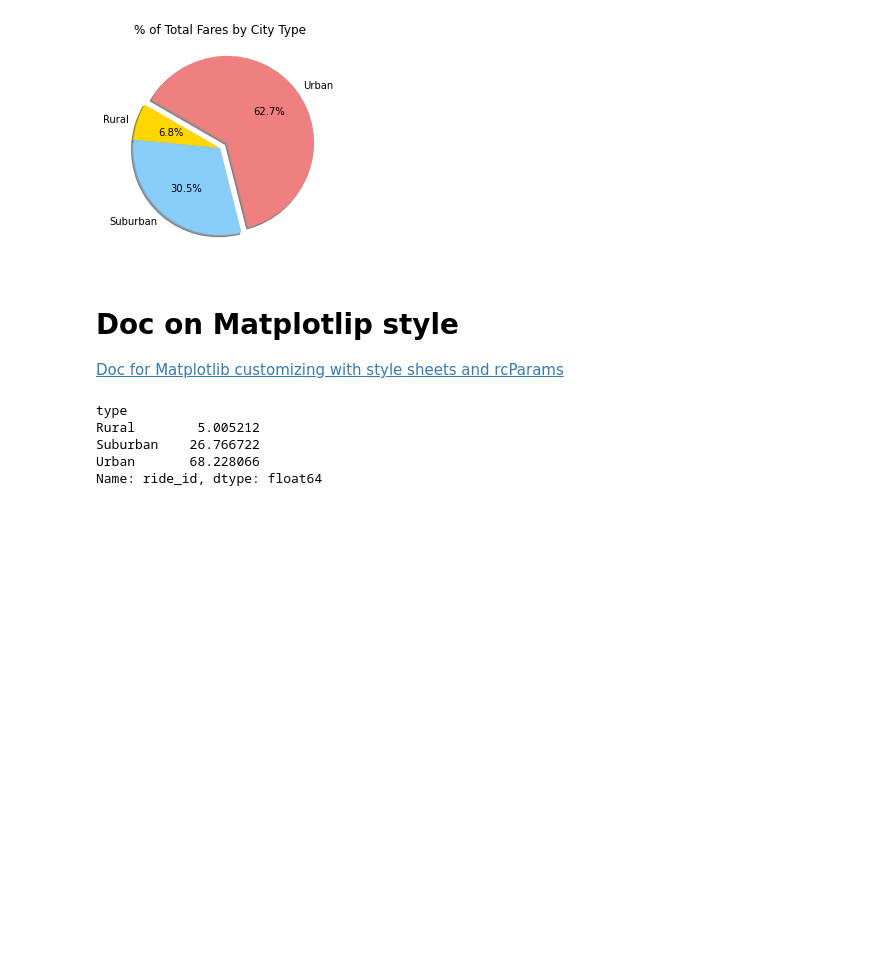
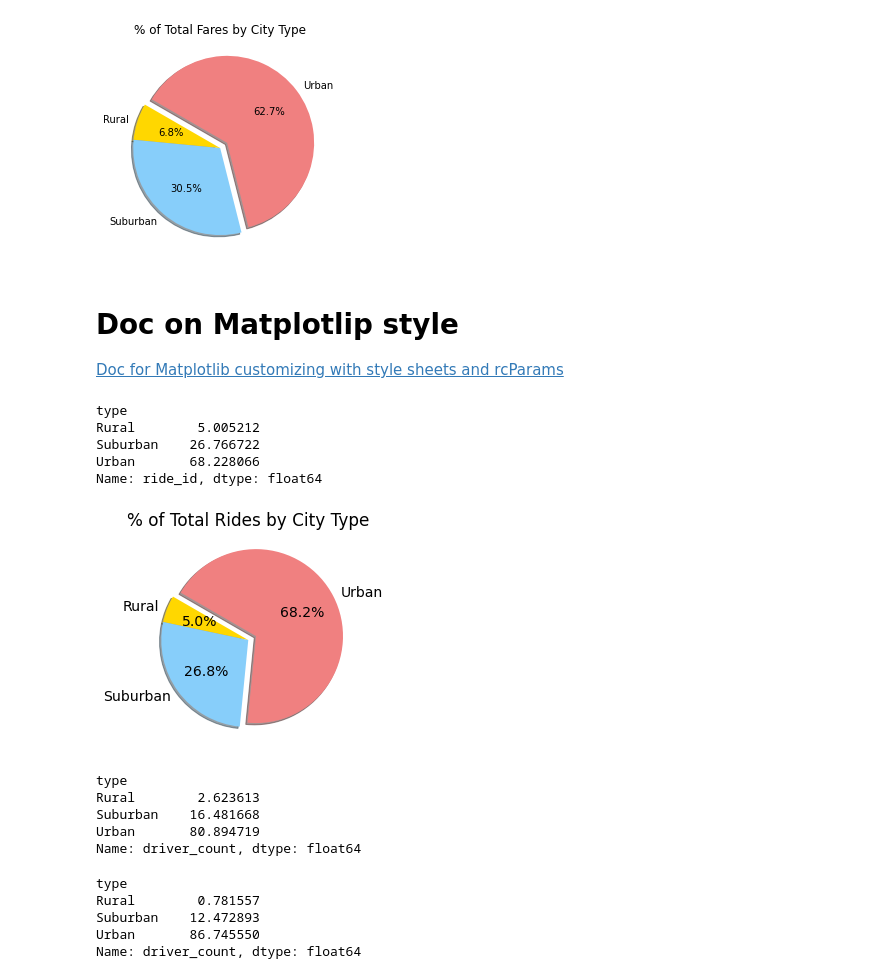
Before and after one commit to jwcomp4/PyBer_Analysis, a Jupyter notebook: PyBer.ipynb, the cells around one changed output. Drawn from its saved outputs; the diff is of its cells as text; code cells hidden in the pictures; blank space fills up the shorter version.

```diff
--- a/PyBer.ipynb
+++ b/PyBer.ipynb
@@ -1157,3 +1157,53 @@ Rural        5.005212
 Suburban    26.766722
 Urban       68.228066
 Name: ride_id, dtype: float64
+# %%
+# Creating the pie chart for ride percentages
+
+plt.pie(ride_percentage_type,
+        labels=["Rural", "Suburban", "Urban"],
+        colors=["gold", "lightskyblue", "lightcoral"],
+       explode=[0, 0, 0.1],
+       autopct="%1.1f%%",
+       shadow=True, startangle=150)
+
+plt.title("% of Total Rides by City Type")
+
+# changing font size of the title to 14
+
+mpl.rcParams['font.size']=14
+
+# save figure
+
+plt.savefig("analysis/Fig6.png")
+
+# show plot
+
+plt.show()
+# %% [output]
+[figure, added]
+# %%
+# Now making a pie chart of the percentage of drivers/city type
+# Need the number of drivers/city type
+# need the total number of drivers
+# calculating the percentage
+
+
+driver_percentage_type = (city_data_df.groupby(["type"]).sum()["driver_count"] / city_data_df["driver_count"].sum()) *100
+driver_percentage_type
+# %% [output]
+type
+Rural        2.623613
+Suburban    16.481668
+Urban       80.894719
+Name: driver_count, dtype: float64
+# %%
+driver_percent = (pyber_data_df.groupby(["type"]).sum()["driver_count"] / pyber_data_df["driver_count"].sum()) * 100
+
+driver_percent
+# %% [output]
+type
+Rural        0.781557
+Suburban    12.472893
+Urban       86.745550
+Name: driver_count, dtype: float64
```
Also changed, not shown: parts of 1 cell of this notebook, 1 other file.
